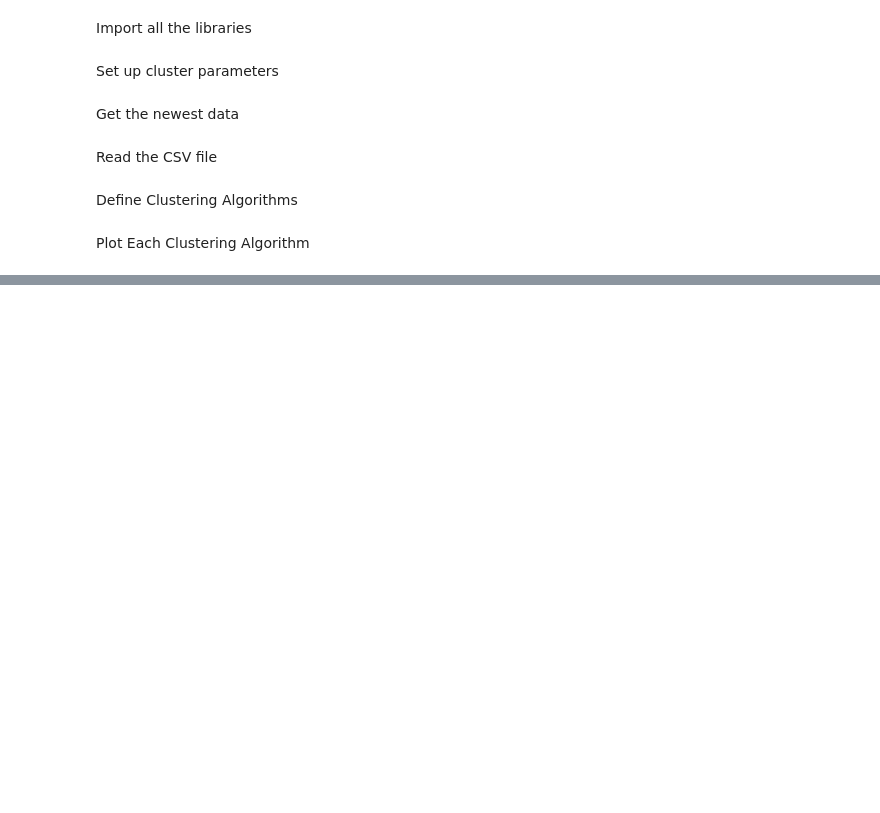
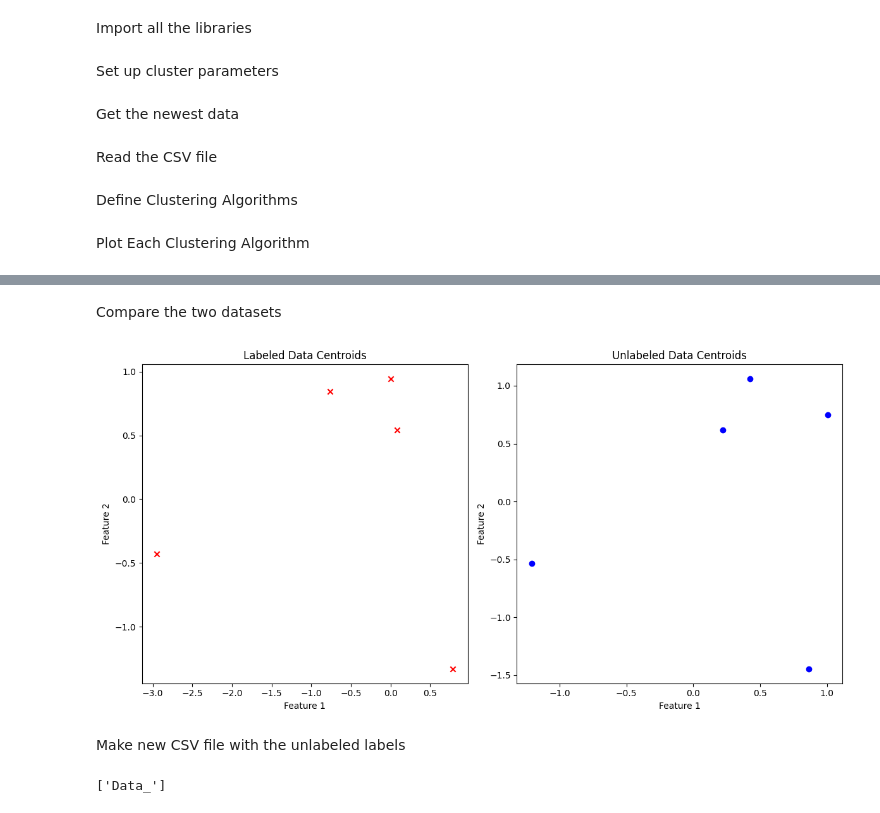
Before and after one commit to IIHermandII/P7-EIT-AAU, a Jupyter notebook: ClusteringUnlabeled.ipynb, the cells around one changed output, grey strips where cells are left out. Saved outputs shown, nothing was run; the diff lists cells and outputs as text; code cells hidden in the pictures; blank space fills up the shorter version.

```diff
--- a/ClusteringUnlabeled.ipynb
+++ b/ClusteringUnlabeled.ipynb
@@ -228,0 +161,44 @@ plt.show()
+# %% [markdown]
+Compare the two datasets
+# %%
+# Fit the MiniBatchKMeans algorithm to both datasets
+two_means.fit(X)
+labeled_centroids = two_means.cluster_centers_
+
+two_means.fit(Y)
+unlabeled_centroids = two_means.cluster_centers_
+
+# Plot the centroids for comparison
+plt.figure(figsize=(12, 6))
+
+plt.subplot(1, 2, 1)
+plt.scatter(labeled_centroids[:, 0], labeled_centroids[:, 1], c='red', marker='x')
+plt.title('Labeled Data Centroids')
+plt.xlabel('Feature 1')
+plt.ylabel('Feature 2')
+
+plt.subplot(1, 2, 2)
+plt.scatter(unlabeled_centroids[:, 0], unlabeled_centroids[:, 1], c='blue', marker='o')
+plt.title('Unlabeled Data Centroids')
+plt.xlabel('Feature 1')
+plt.ylabel('Feature 2')
+
+plt.tight_layout()
+plt.show()
+# %% [output]
+[figure, added]
+# %% [markdown]
+Make new CSV file with the unlabeled labels
+# %%
+# Load the CSV file
+unlabeled_df = pd.read_csv(r'C:\Users\caspe\Aalborg Universitet\Marcus Mogensen - 7. semester\P7\Data\Refined data\Unlabeled data\Unlabeled test data\\unlabeled dataset.csv')
+
+# Assuming the labels are in a column named 'Label'
+unique_labels = unlabeled_df['Label'].unique()
+
+# Convert to a list
+label_list = unique_labels.tolist()
+
+print(label_list)
+# %% [output]
+['Data_']
```
Also changed, not shown: parts of 8 cells of this notebook.
